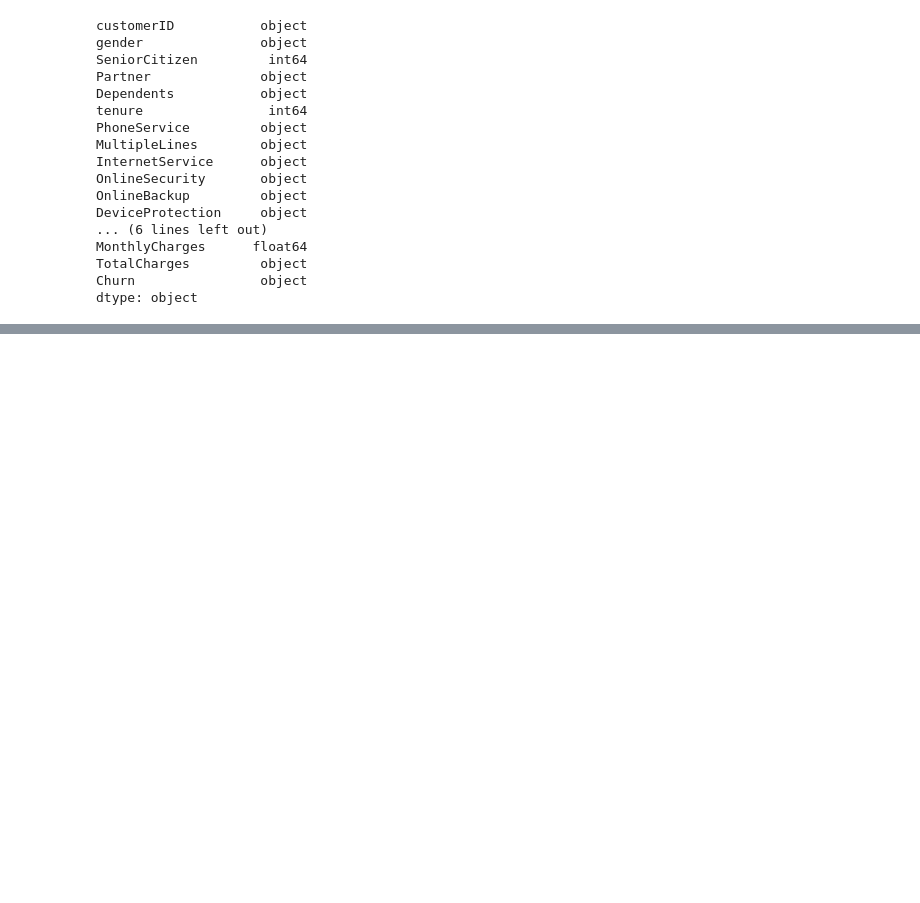
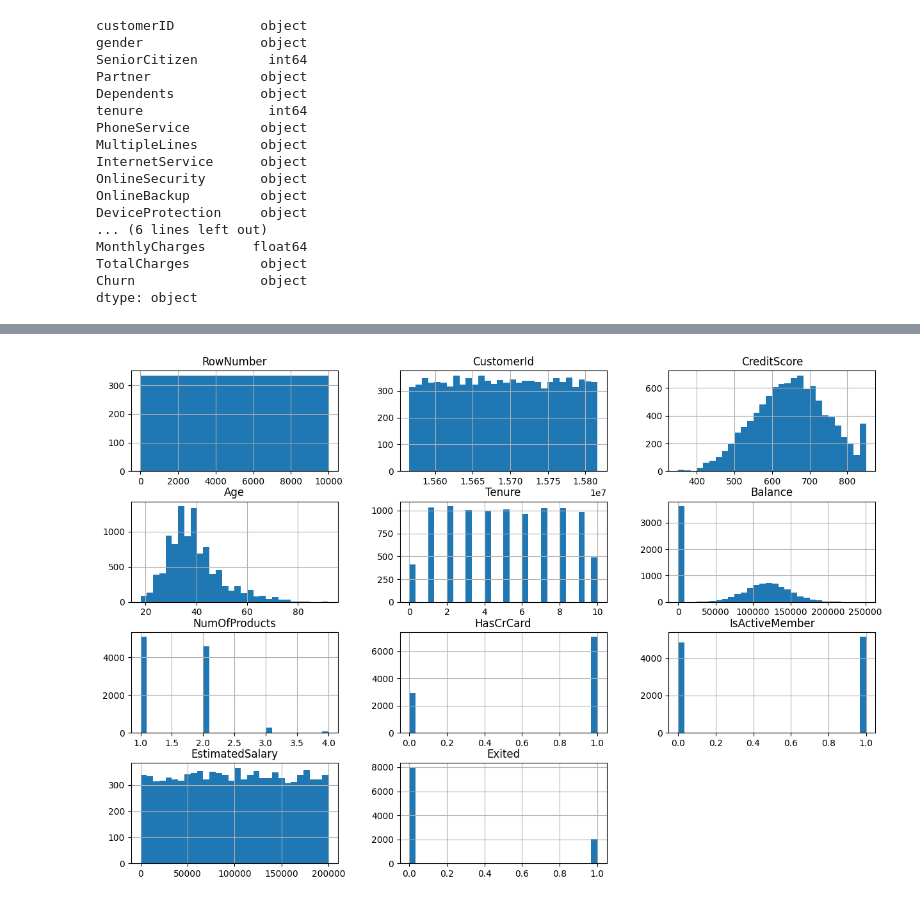
Before and after one commit to tlevash23/DX699, a Jupyter notebook: DX799-01.ipynb, the cells around one changed output, grey strips where cells are left out. Drawn from its saved outputs; the diff is of its cells as text; code cells hidden in the pictures; blank space fills up the shorter version.

```diff
--- a/DX799-01.ipynb
+++ b/DX799-01.ipynb
@@ -110,0 +161,5 @@ dtype: object
+# %%
+df_bank.hist(bins=30, figsize=(15,10))
+plt.show()
+# %% [output]
+[figure, added]
```
Also changed, not shown: parts of 19 cells of this notebook.
